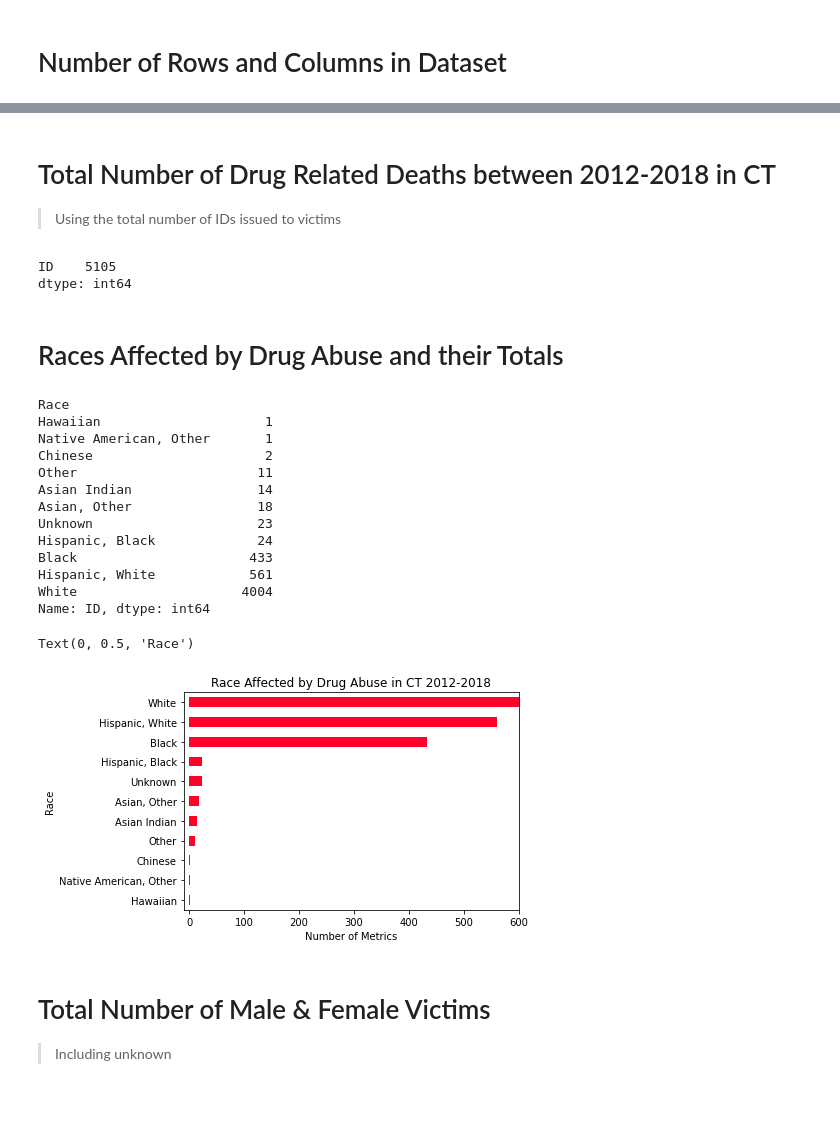
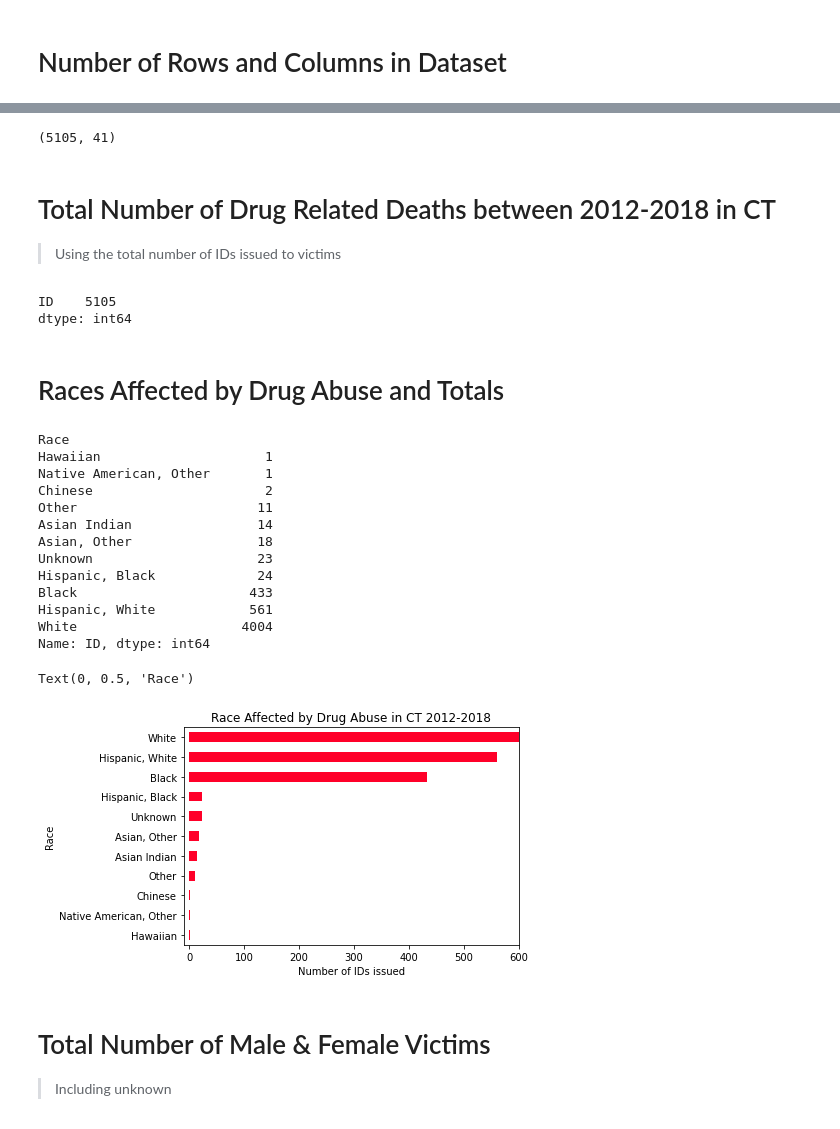
Before and after one commit to IamJOY-thecoder/My-Capstone-Project, a Jupyter notebook: Eniye_Joy_Capstone_Project_2020.ipynb, the cells around one changed output, grey strips where cells are left out. Saved outputs shown, nothing was run; the diff lists cells and outputs as text; code cells hidden in the pictures.

```diff
--- a/Eniye_Joy_Capstone_Project_2020.ipynb
+++ b/Eniye_Joy_Capstone_Project_2020.ipynb
@@ -60,43 +40,46 @@ df.shape
+# %%
+df.shape #Determine number of rows/columns in dataframe
+# %% [output]
+(5105, 41)
 # %% [markdown]
 # Total Number of Drug Related Deaths between 2012-2018 in CT
 
 > Using the total number of IDs issued to victims
-# %%
-df[['ID']].count()
-# %% [output]
-ID    5105
-dtype: int64
+# %%
+df[['ID']].count() # used the .count() function to count the number of IDs issued to victims
+# %% [output]
+ID    5105
+dtype: int64
 # %% [markdown]
-# Races Affected by Drug Abuse and their Totals
+# Races Affected by Drug Abuse and Totals
 # %%
-# Horizontal bar graph displaying the different races affected by drugs in CT 2012-201
-
-df2 = pd.DataFrame.from_records(df)
-
+#Display a table by race and counting the IDs issued to victims
+df2 = pd.DataFrame.from_records(df) ## Convert to pandas DataFrame
 Race=df2.groupby(['Race'])['ID'].nunique().sort_values(ascending=True)
 print(Race)
 print("\n")
+# Horizontal bar graph displaying the different races affected by drugs in CT 2012-2018
 Race_graph=Race.plot(kind='barh',colormap='gist_rainbow')
 plt.xlim(-10,600)
-plt.title('Race Affected by Drug Abuse in CT 2012-2018')
-plt.xlabel('Number of Metrics')
-plt.ylabel('Race')
+plt.title('Race Affected by Drug Abuse in CT 2012-2018') #Add plot title
+plt.xlabel('Number of IDs issued') #Adjust the label of the x-axis
+plt.ylabel('Race')#Adjust the label of the y-axis
 # %% [output]
 Race
 Hawaiian                     1
 Native American, Other       1
 Chinese                      2
 Other                       11
 Asian Indian                14
 Asian, Other                18
 Unknown                     23
 Hispanic, Black             24
 Black                      433
 Hispanic, White            561
 White                     4004
 Name: ID, dtype: int64
 Text(0, 0.5, 'Race')
-[figure, old version]
+[figure, new version]
 # %% [markdown]
 # Total Number of Male & Female Victims
 
```
Also changed, not shown: parts of 11 cells of this notebook.
